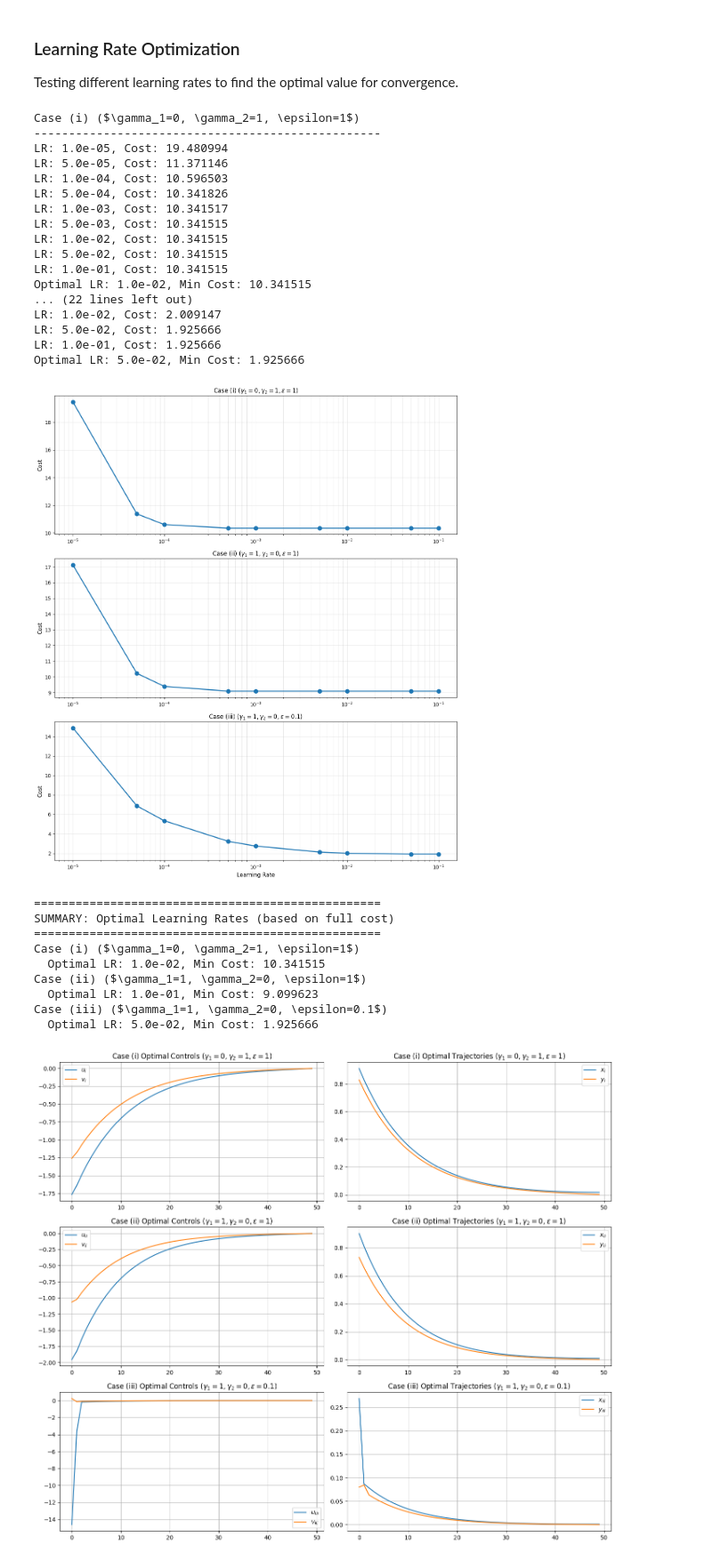
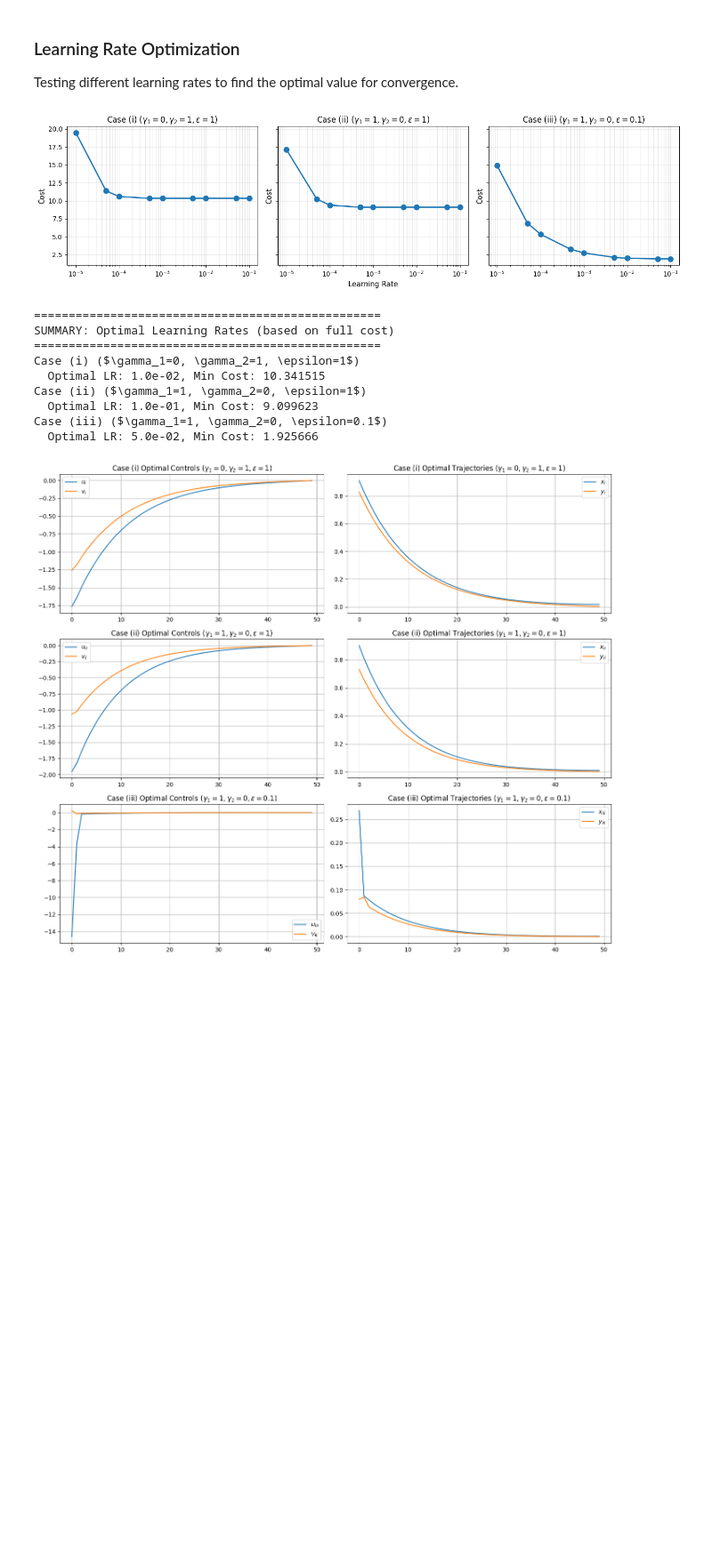
Before and after one commit to umarsdq/optimisationCW, a Jupyter notebook: optimisation.ipynb, the cells around one changed output. Shown: that part at 89% size. Saved outputs shown, nothing was run; the diff lists cells and outputs as text; code cells hidden in the pictures; blank space fills up the shorter version.

```diff
--- a/optimisation.ipynb
+++ b/optimisation.ipynb
@@ -451,62 +502,47 @@ for gamma1, gamma2, epsilon, label in test_cases:
 
     all_costs.append(costs)
     optimal_lr = learning_rates[np.argmin(costs)]
     optimal_lrs.append(optimal_lr)
     print(f"Optimal LR: {optimal_lr:.1e}, Min Cost: {min(costs):.6f}")
 
 # Plot all results in one figure with subplots
-fig, axes = plt.subplots(3, 1, figsize=(12, 14))
+fig, axes = plt.subplots(1, 3, figsize=(14, 4), sharey=True)
+# fig, axes = plt.subplots(3, 1, figsize=(12, 14))
+
 
 for idx, (costs, (gamma1, gamma2, epsilon, label), opt_lr) in enumerate(zip(all_costs, test_cases, optimal_lrs)):
     ax = axes[idx]
     ax.semilogx(learning_rates, costs, marker='o', linewidth=2, markersize=8)
 
     # plot x-axis for last plot only
-    if idx == 2:
+    if idx == 1:
         ax.set_xlabel(r'Learning Rate', fontsize=11)
     ax.set_ylabel(r'Cost', fontsize=11)
     ax.set_title(label, fontsize=12)
     ax.grid(True, which='both', alpha=0.3)
 
 plt.tight_layout()
 plt.savefig('plots/learning_rate_comparison.png', bbox_inches='tight', dpi=600)
 plt.show()
 
 # Summary
 print("\n" + "="*50)
 print("SUMMARY: Optimal Learning Rates (based on full cost)")
 print("="*50)
 for (gamma1, gamma2, epsilon, label), opt_lr, costs in zip(test_cases, optimal_lrs, all_costs):
     print(f"{label}")
     print(f"  Optimal LR: {opt_lr:.1e}, Min Cost: {min(costs):.6f}")
 # %% [output]
+[figure, new version]
+==================================================
+SUMMARY: Optimal Learning Rates (based on full cost)
+==================================================
 Case (i) ($\gamma_1=0, \gamma_2=1, \epsilon=1$)
---------------------------------------------------
-LR: 1.0e-05, Cost: 19.480994
-LR: 5.0e-05, Cost: 11.371146
-LR: 1.0e-04, Cost: 10.596503
-LR: 5.0e-04, Cost: 10.341826
-LR: 1.0e-03, Cost: 10.341517
-LR: 5.0e-03, Cost: 10.341515
-LR: 1.0e-02, Cost: 10.341515
-LR: 5.0e-02, Cost: 10.341515
-LR: 1.0e-01, Cost: 10.341515
-Optimal LR: 1.0e-02, Min Cost: 10.341515
-... (22 lines left out)
-LR: 1.0e-02, Cost: 2.009147
-LR: 5.0e-02, Cost: 1.925666
-LR: 1.0e-01, Cost: 1.925666
-Optimal LR: 5.0e-02, Min Cost: 1.925666
+  Optimal LR: 1.0e-02, Min Cost: 10.341515
+Case (ii) ($\gamma_1=1, \gamma_2=0, \epsilon=1$)
+  Optimal LR: 1.0e-01, Min Cost: 9.099623
+Case (iii) ($\gamma_1=1, \gamma_2=0, \epsilon=0.1$)
+  Optimal LR: 5.0e-02, Min Cost: 1.925666
-[figure, old version]
-==================================================
-SUMMARY: Optimal Learning Rates (based on full cost)
-==================================================
-Case (i) ($\gamma_1=0, \gamma_2=1, \epsilon=1$)
-  Optimal LR: 1.0e-02, Min Cost: 10.341515
-Case (ii) ($\gamma_1=1, \gamma_2=0, \epsilon=1$)
-  Optimal LR: 1.0e-01, Min Cost: 9.099623
-Case (iii) ($\gamma_1=1, \gamma_2=0, \epsilon=0.1$)
-  Optimal LR: 5.0e-02, Min Cost: 1.925666
 # %%
 # Parameters
 lr = 1e-1  # optimal
```
Also changed, not shown: parts of 2 cells of this notebook, 3 other files.
